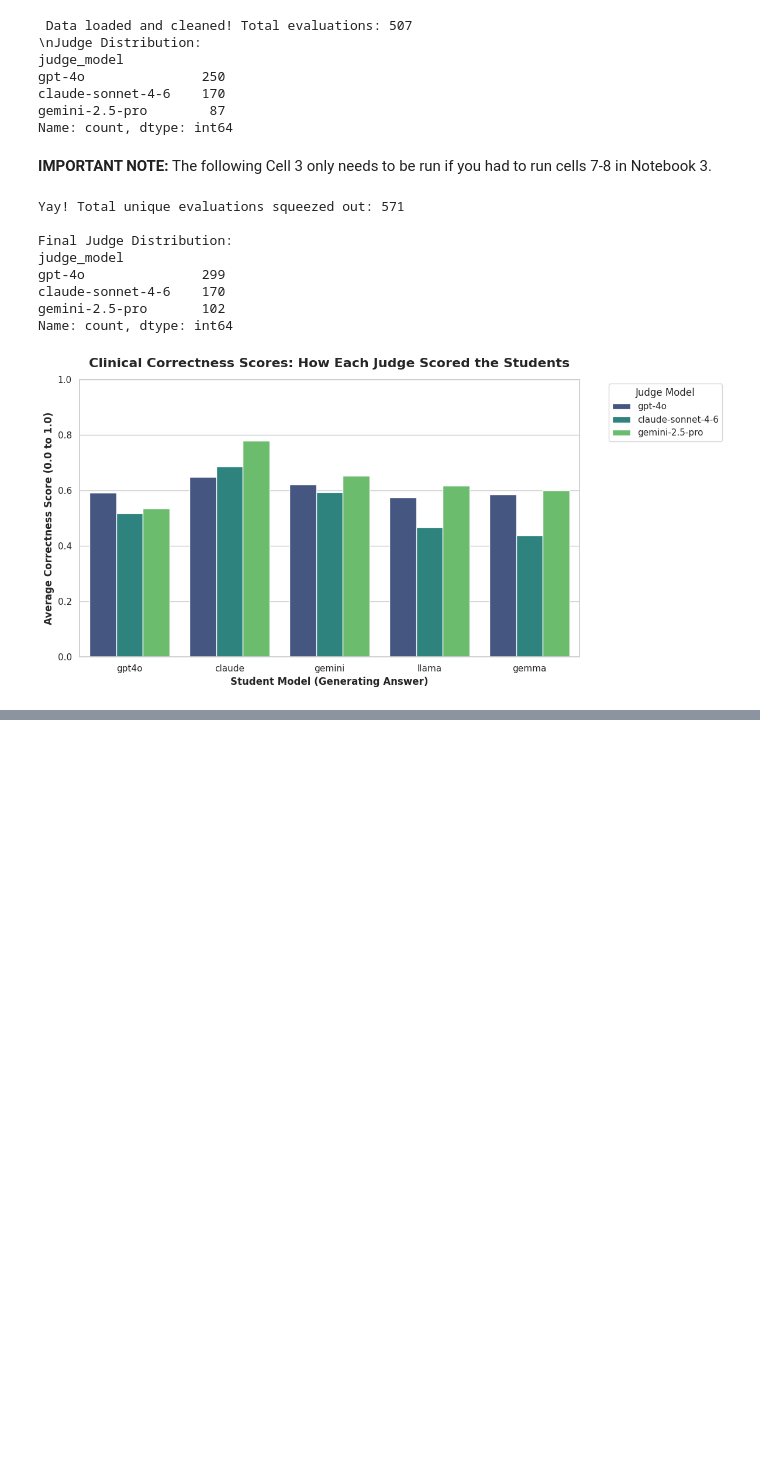
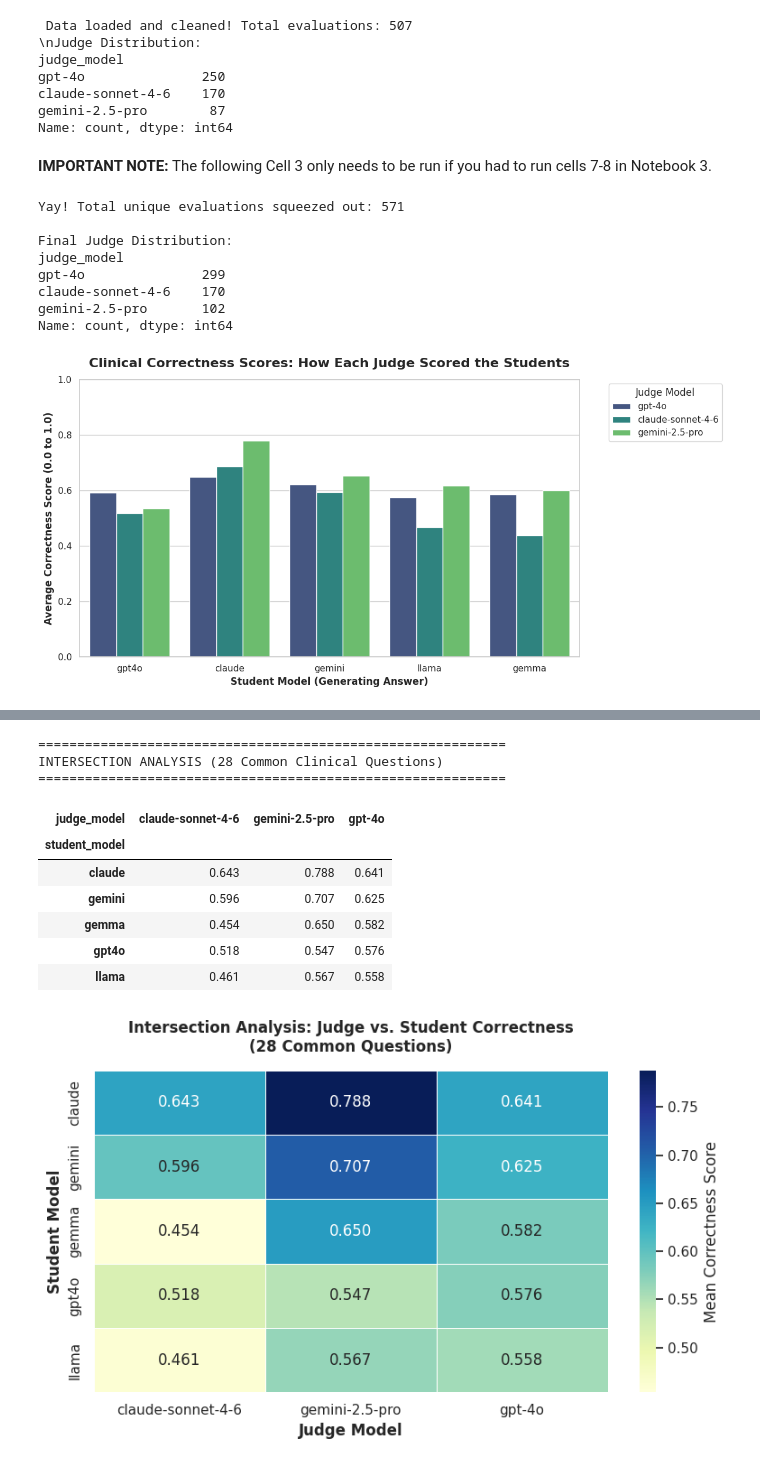
Before and after one commit to CMILINAZZO/medical-llm-self-bias-audit, a Jupyter notebook: notebooks/04_analysis_visuals.ipynb, the cells around one changed output, grey strips where cells are left out. Drawn from its saved outputs; the diff is of its cells as text; code cells hidden in the pictures; blank space fills up the shorter version.

```diff
--- a/notebooks/04_analysis_visuals.ipynb
+++ b/notebooks/04_analysis_visuals.ipynb
@@ -149,0 +213,72 @@ Claude performed the best, according to all 3 judges. The judges were most align
+# %%
+import pandas as pd
+
+# 1. Load both files from the outputs directory
+df_salvaged = pd.read_csv('../outputs/salvaged_audit_matrix.csv')
+df_final = pd.read_csv('../outputs/final_audit_matrix.csv')
+
+# 2. Clean up the raw memory objects into readable judge names
+def clean_judge_name(name):
+    name = str(name).lower()
+    if 'anthropic' in name: return 'claude-sonnet-4-6'
+    if 'google' in name: return 'gemini-2.5-pro'
+    return name
+
+df_salvaged['judge_model'] = df_salvaged['judge_model'].apply(clean_judge_name)
+df_final['judge_model'] = df_final['judge_model'].apply(clean_judge_name)
+
+# 3. Combine, prioritize the final matrix (since it has ROUGE-L), and drop duplicates
+df_combined = pd.concat([df_final, df_salvaged], ignore_index=True)
+df_master = df_combined.drop_duplicates(subset=['pmid', 'student_model', 'judge_model'], keep='first')
+
+# 4. Filter down to the intersection (PMIDs evaluated by ALL THREE judges)
+pmid_judge_counts = df_master.groupby('pmid')['judge_model'].nunique()
+common_pmids = pmid_judge_counts[pmid_judge_counts == 3].index.tolist()
+
+df_intersection = df_master[df_master['pmid'].isin(common_pmids)]
+
+# 5. Build the perfectly balanced Pivot Table
+pivot_intersection = df_intersection.pivot_table(
+    index='student_model',
+    columns='judge_model',
+    values='correctness_score',
+    aggfunc='mean'
+)
+
+print("="*60)
+print(f"INTERSECTION ANALYSIS ({len(common_pmids)} Common Clinical Questions)")
+print("="*60)
+
+# Render a clean HTML table instead of plain text
+display(pivot_intersection.style.format("{:.3f}").background_gradient(cmap='Blues', axis=1))
+
+# 6. Generate the Heatmap Visualization
+plt.figure(figsize=(8, 5))
+sns.heatmap(
+    pivot_intersection,
+    annot=True,
+    fmt=".3f",
+    cmap="YlGnBu",
+    cbar_kws={'label': 'Mean Correctness Score'},
+    linewidths=0.5
+)
+
+plt.title(f"Intersection Analysis: Judge vs. Student Correctness\n({len(common_pmids)} Common Questions)", pad=15, fontweight='bold')
+plt.ylabel("Student Model", fontweight='bold')
+plt.xlabel("Judge Model", fontweight='bold')
+plt.tight_layout()
+
+# Show the chart
+plt.show()
+# %% [output]
+============================================================
+INTERSECTION ANALYSIS (28 Common Clinical Questions)
+============================================================
+| judge_model | claude-sonnet-4-6 | gemini-2.5-pro | gpt-4o |
+| student_model |  |  |  |
+| claude | 0.643 | 0.788 | 0.641 |
+| gemini | 0.596 | 0.707 | 0.625 |
+| gemma | 0.454 | 0.650 | 0.582 |
+| gpt4o | 0.518 | 0.547 | 0.576 |
+| llama | 0.461 | 0.567 | 0.558 |
+[figure, added]
```
Also changed, not shown: parts of 3 cells of this notebook.
